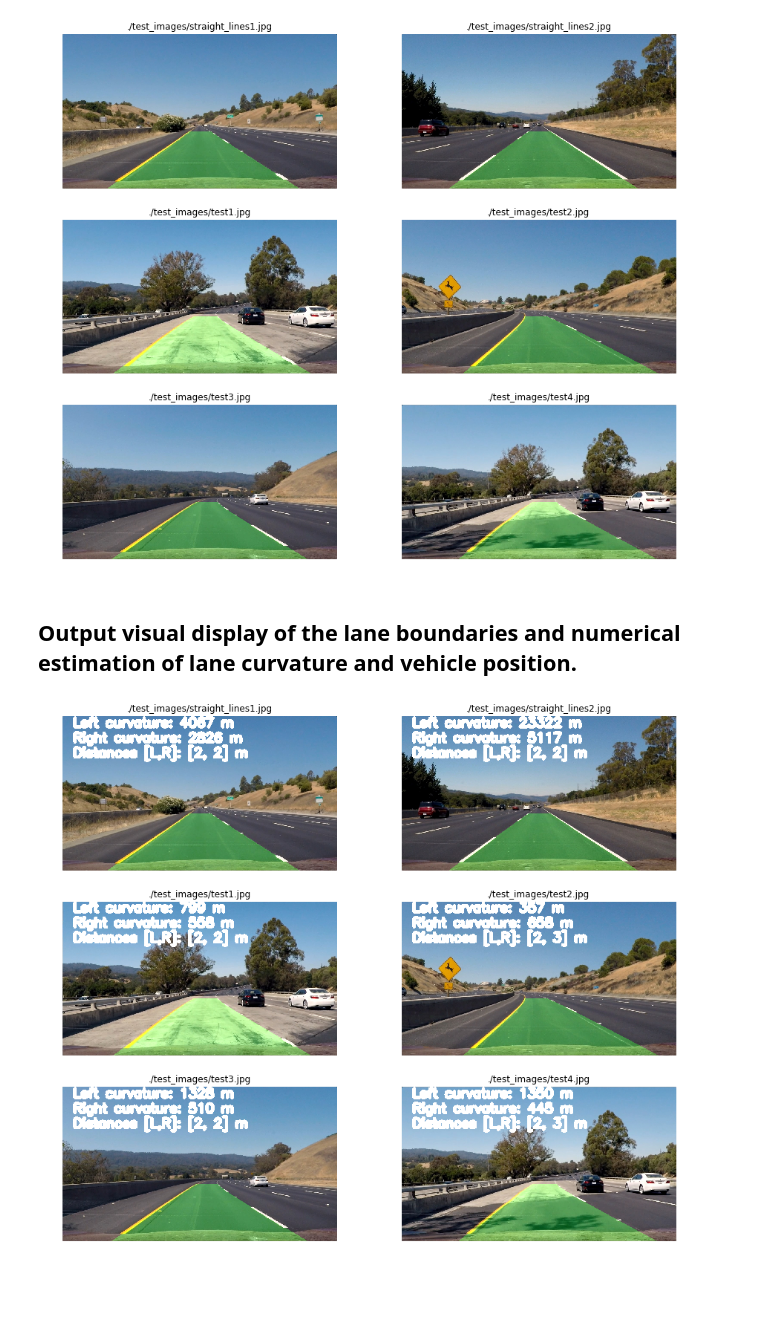
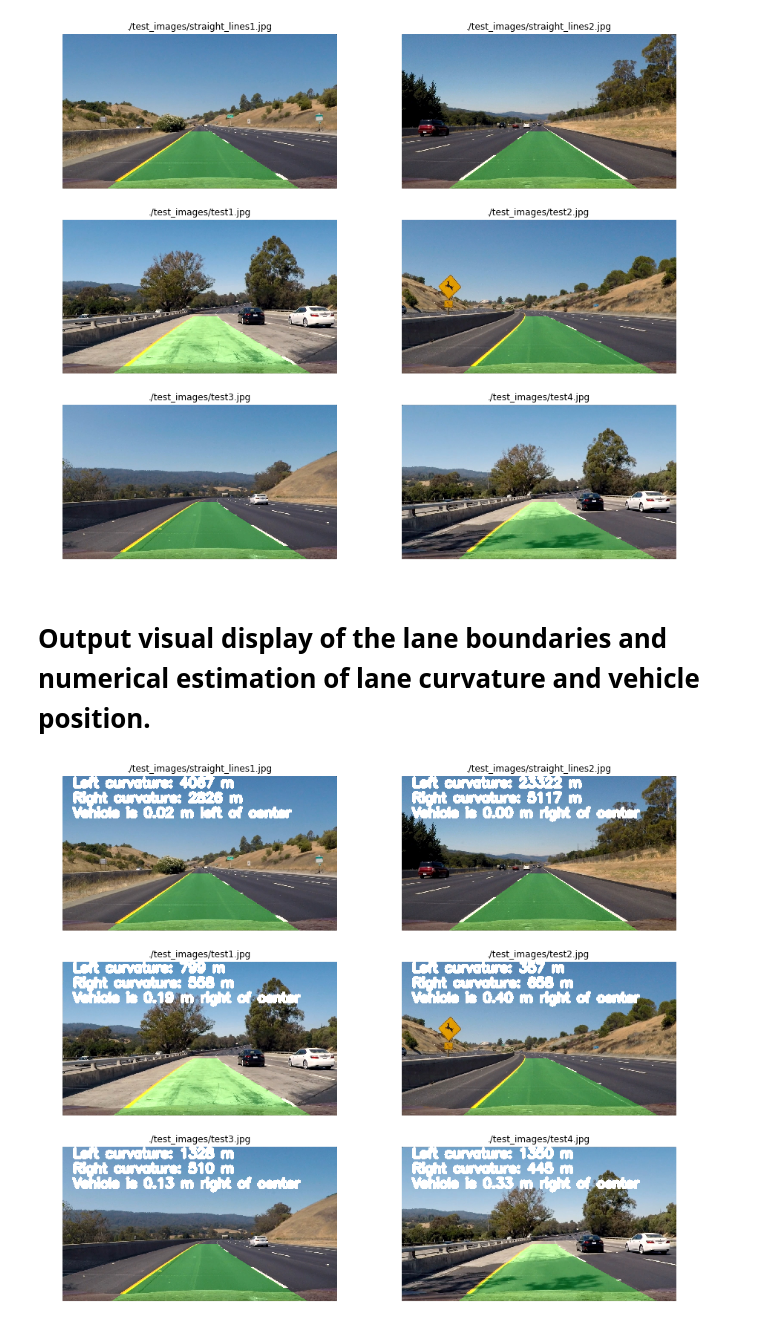
Before and after one commit to darienmt/CarND-Advanced-Lane-Lines-P4, a Jupyter notebook: Advance Lane Lines.ipynb, the cells around one changed output. Cells and saved outputs as stored; diff of their text form; code cells hidden in the pictures; blank space fills up the shorter version.

Commit message:
Simple video pipeline

```diff
--- a/Advance Lane Lines.ipynb
+++ b/Advance Lane Lines.ipynb
@@ -367,34 +367,40 @@ resultLines = applyAndShow(testImages, drawLaneOnImage)
 # %% [output]
 [figure]
 # %% [markdown]
-## Output visual display of the lane boundaries and numerical estimation of lane curvature and vehicle position.
+# Output visual display of the lane boundaries and numerical estimation of lane curvature and vehicle position.
 # %%
 def pipeline(img, fontScale=2):
     """
     Find and draw the lane lines on the image `img`.
     """
     left_fit, right_fit, left_fit_m, right_fit_m, _, _, _, _, _ = findLines(img)
     output = drawLine(img, left_fit, right_fit)
 
     # Calculate curvature
     leftCurvature = calculateCurvature(yRange, left_fit_m)
     rightCurvature = calculateCurvature(yRange, right_fit_m)
 
     # Calculate vehicle center
     xMax = img.shape[1]*xm_per_pix
     yMax = img.shape[0]*ym_per_pix
     vehicleCenter = xMax / 2
-    distanceLeft = abs(left_fit_m[0]*yMax**2 + left_fit_m[1]*yMax + left_fit_m[2] - vehicleCenter)
-    distanceRight = abs(right_fit_m[0]*yMax**2 + right_fit_m[1]*yMax + right_fit_m[2] - vehicleCenter)
+    lineLeft = left_fit_m[0]*yMax**2 + left_fit_m[1]*yMax + left_fit_m[2]
+    lineRight = right_fit_m[0]*yMax**2 + right_fit_m[1]*yMax + right_fit_m[2]
+    lineMiddle = lineLeft + (lineRight - lineLeft)/2
+    diffFromVehicle = lineMiddle - vehicleCenter
+    if diffFromVehicle > 0:
+        message = '{:.2f} m right'.format(diffFromVehicle)
+    else:
+        message = '{:.2f} m left'.format(-diffFromVehicle)
 
     # Draw info
     font = cv2.FONT_HERSHEY_SIMPLEX
     fontColor = (255, 255, 255)
     cv2.putText(output, 'Left curvature: {:.0f} m'.format(leftCurvature), (50, 50), font, fontScale, fontColor, cv2.LINE_AA)
     cv2.putText(output, 'Right curvature: {:.0f} m'.format(rightCurvature), (50, 120), font, fontScale, fontColor, cv2.LINE_AA)
-    cv2.putText(output, 'Distances [L,R]: [{:.0f}, {:.0f}] m'.format(distanceLeft, distanceRight), (50, 190), font, fontScale, fontColor, cv2.LINE_AA)
-    return cv2.cvtColor( output, cv2.COLOR_BGR2RGB )
+    cv2.putText(output, 'Vehicle is {} of center'.format(message), (50, 190), font, fontScale, fontColor, cv2.LINE_AA)
+    return output
 
-resultDisplay = applyAndShow(testImages, lambda img: pipeline(img, 2))
+resultDisplay = applyAndShow(testImages, lambda img: cv2.cvtColor(pipeline(img, 2), cv2.COLOR_BGR2RGB ))
 # %% [output]
-[figure, old version]
+[figure, new version]
```
Also changed, not shown: parts of 7 cells of this notebook, 1 other file.
